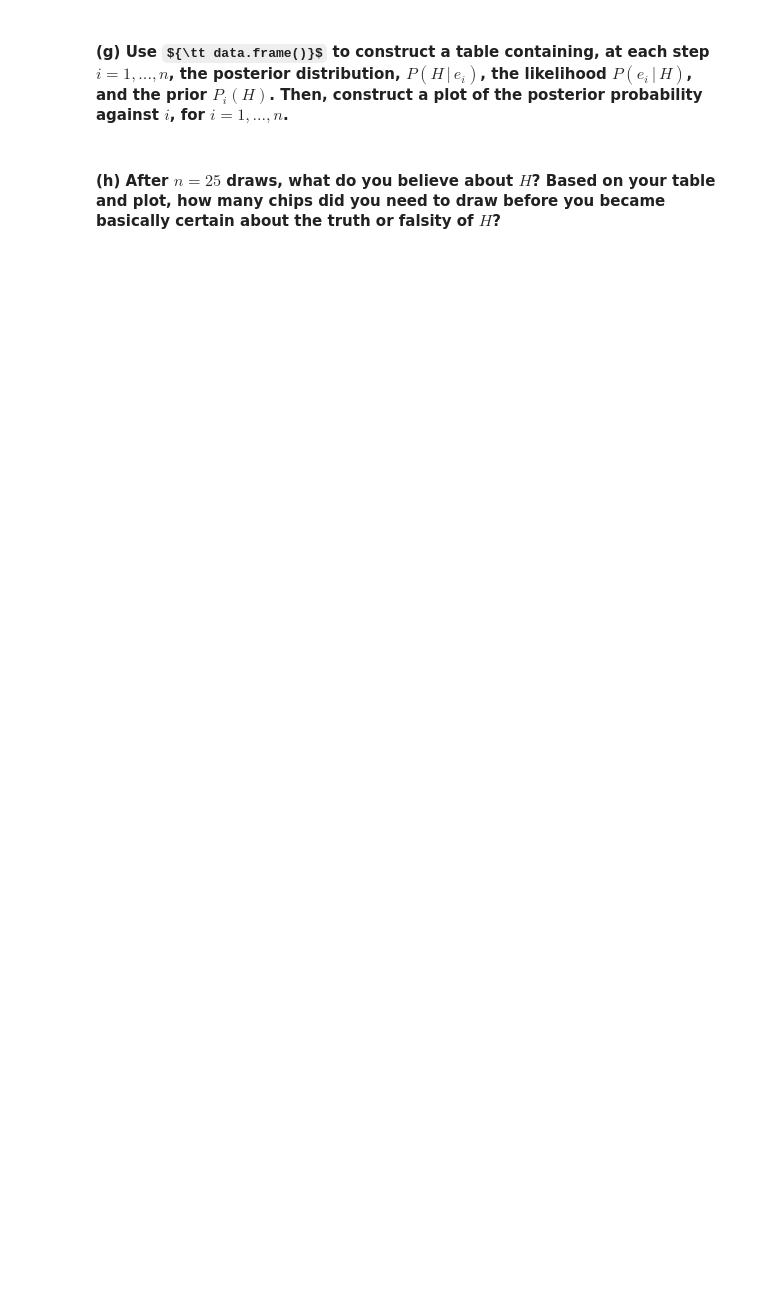
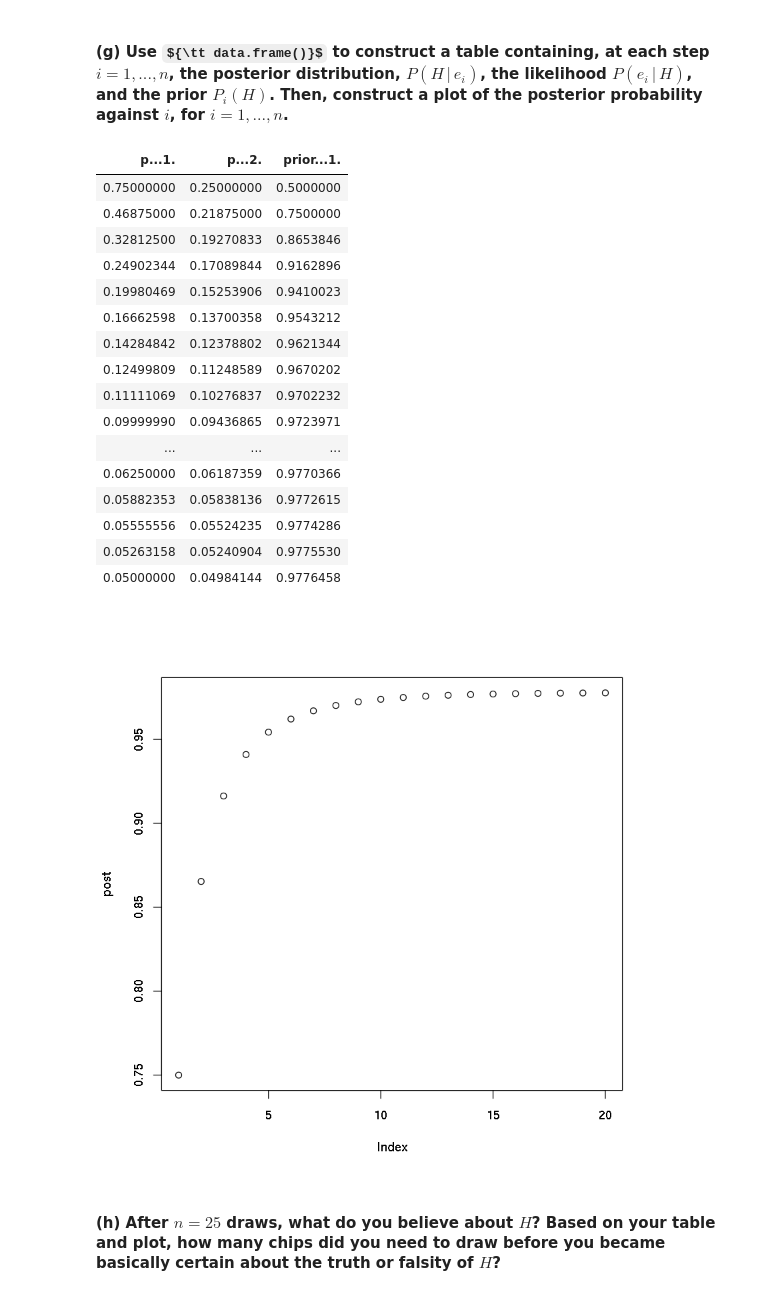
Before and after one commit to dskrenta/appm-4570, a Jupyter notebook: week4/hwk4_Sp18_appm4570-computational.ipynb, the cells around one changed output. Saved outputs shown, nothing was run; the diff lists cells and outputs as text; code cells hidden in the pictures; some formulas as TeX source; blank space fills up the shorter version.

```diff
--- a/week4/hwk4_Sp18_appm4570-computational.ipynb
+++ b/week4/hwk4_Sp18_appm4570-computational.ipynb
@@ -59,18 +59,16 @@ Achieving our goal will involve setting $P_i(H)$--the prior probability for $H$
 "P(ei | H) = probability of drawn x red chips in i draws given we have selected bag 1"
 "P(ei | Hc) = probaility of drawn x red chips in i draws given we have selected bag 2"
 
-# p = matrix(NA, nrow = n, ncol = 2)
-
+p = matrix(nrow = n, ncol = 2)
 
 for (i in 1:n) {
-    p = dbinom(c(0:i), size = i, prob = 0.75)
-    print(p)
+    v1 = dbinom(c(1:i), size = i, prob = 0.75)
+    v2 = dbinom(c(1:i), size = i, prob = 0.25)
+    p[i,1] = mean(v1)
+    p[i,2] = mean(v2)
 }
 
-
-
-# dbinom(c(0:20), size = n, prob = 0.75)
-# dbinom(c(0:20), size = n, prob = 0.25)
+p
 # %% [output]
 [1] "P(ei | H) = probability of drawn x red chips in i draws given we have selected bag 1"
 [1] "P(ei | Hc) = probaility of drawn x red chips in i draws given we have selected bag 2"
@@ -140,9 +137,12 @@ post
 # %% [markdown]
 #### (e) Use the function below to calculate the posterior probability for the first step, i.e., after pulling one chip. Store this in ${\tt post[1]}$.
 # %%
-posterior = function(p, prior){
+posterior = function(p, prior, i){
     #p is a vector of size 2, with likelihoods for each bag
     #prior is a vector of size 2, with priors for each bag
-    post = p[1]*prior[1]/(p[1]*prior[1] + p[2]*prior[2])
+    post = p[i] * prior[i] / (p[i] * prior[i] + p[i,2] * prior[i,2])
     return(post)
 }
+
+post[1] = posterior(p, prior, 1)
+post[1]
@@ -156,0 +153,8 @@ ERROR: Error in eval(expr, envir, enclos): object 'n' not found
+# %%
+for (i in 2:n){
+    prior[i,1] = posterior(p, prior, i - 1)
+    prior[i,2] = (1 - posterior(p, prior, i - 1))
+    post[i] = posterior(p, prior, i)
+}
+
+prior
@@ -157,4 +178,27 @@ ERROR: Error in eval(expr, envir, enclos): object 'n' not found
 # %% [markdown]
 #### (g) Use ${\tt data.frame()}$ to construct a table containing, at each step $i = 1,...,n$,  the posterior distribution, $P(H \, | \, e_i)$, the likelihood $P(e_i \, | \, H)$, and the prior $P_i(H)$. Then, construct a plot of the posterior probability against $i$, for $i = 1,...,n$.
+# %%
+table = data.frame(p[,1], p[,2], prior[,1])
+table
+plot(post)
+# %% [output]
+| p...1. | p...2. | prior...1. |
+| 0.75000000 | 0.25000000 | 0.5000000 |
+| 0.46875000 | 0.21875000 | 0.7500000 |
+| 0.32812500 | 0.19270833 | 0.8653846 |
+| 0.24902344 | 0.17089844 | 0.9162896 |
+| 0.19980469 | 0.15253906 | 0.9410023 |
+| 0.16662598 | 0.13700358 | 0.9543212 |
+| 0.14284842 | 0.12378802 | 0.9621344 |
+| 0.12499809 | 0.11248589 | 0.9670202 |
+| 0.11111069 | 0.10276837 | 0.9702232 |
+| 0.09999990 | 0.09436865 | 0.9723971 |
+| ... | ... | ... |
+| 0.06250000 | 0.06187359 | 0.9770366 |
+| 0.05882353 | 0.05838136 | 0.9772615 |
+| 0.05555556 | 0.05524235 | 0.9774286 |
+| 0.05263158 | 0.05240904 | 0.9775530 |
+| 0.05000000 | 0.04984144 | 0.9776458 |
+[figure, added]
 # %% [markdown]
 #### (h) After $n = 25$ draws, what do you believe about $H$? Based on your table and plot, how many chips did you need to draw before you became basically certain about the truth or falsity of $H$?
```
Also changed, not shown: parts of 6 cells of this notebook.
